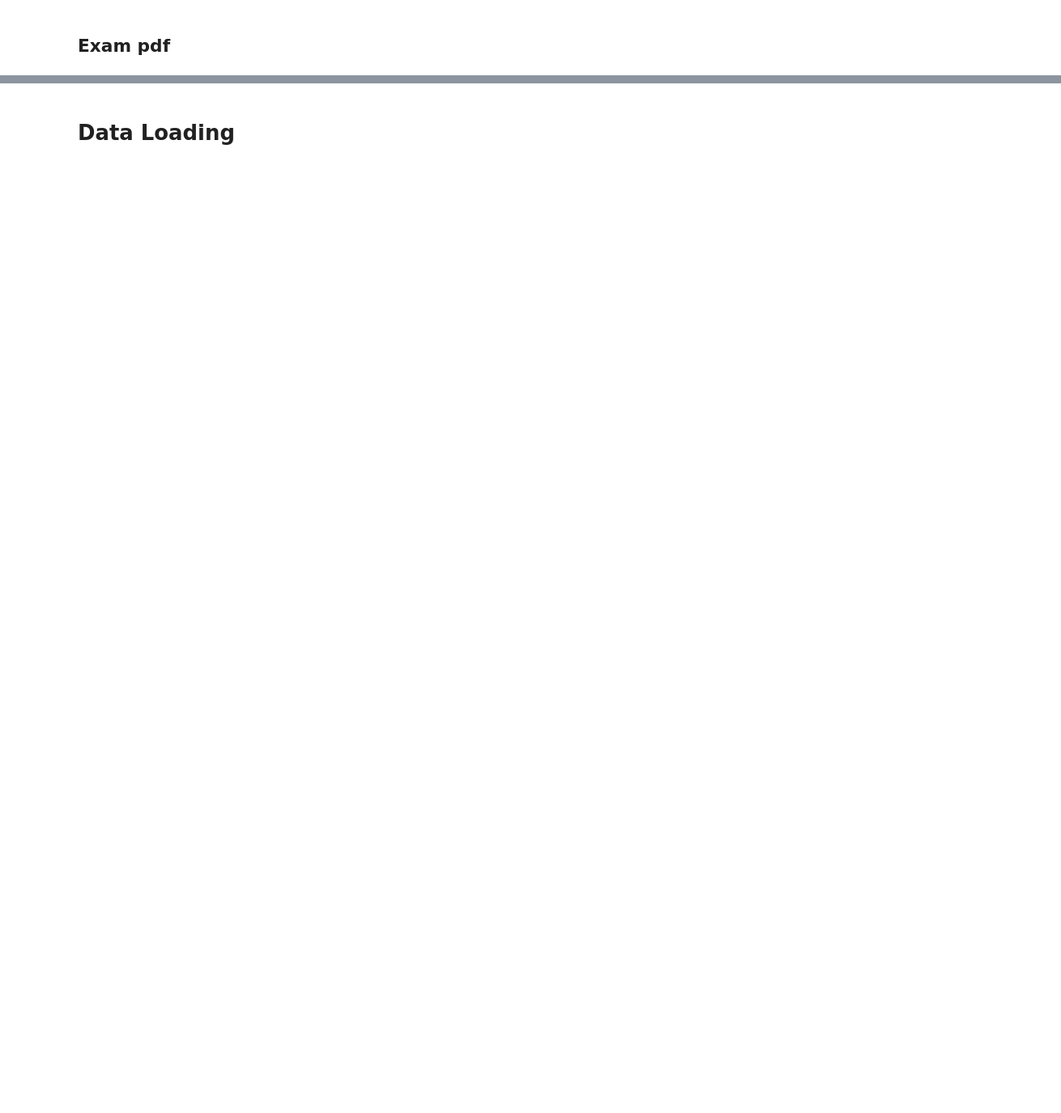
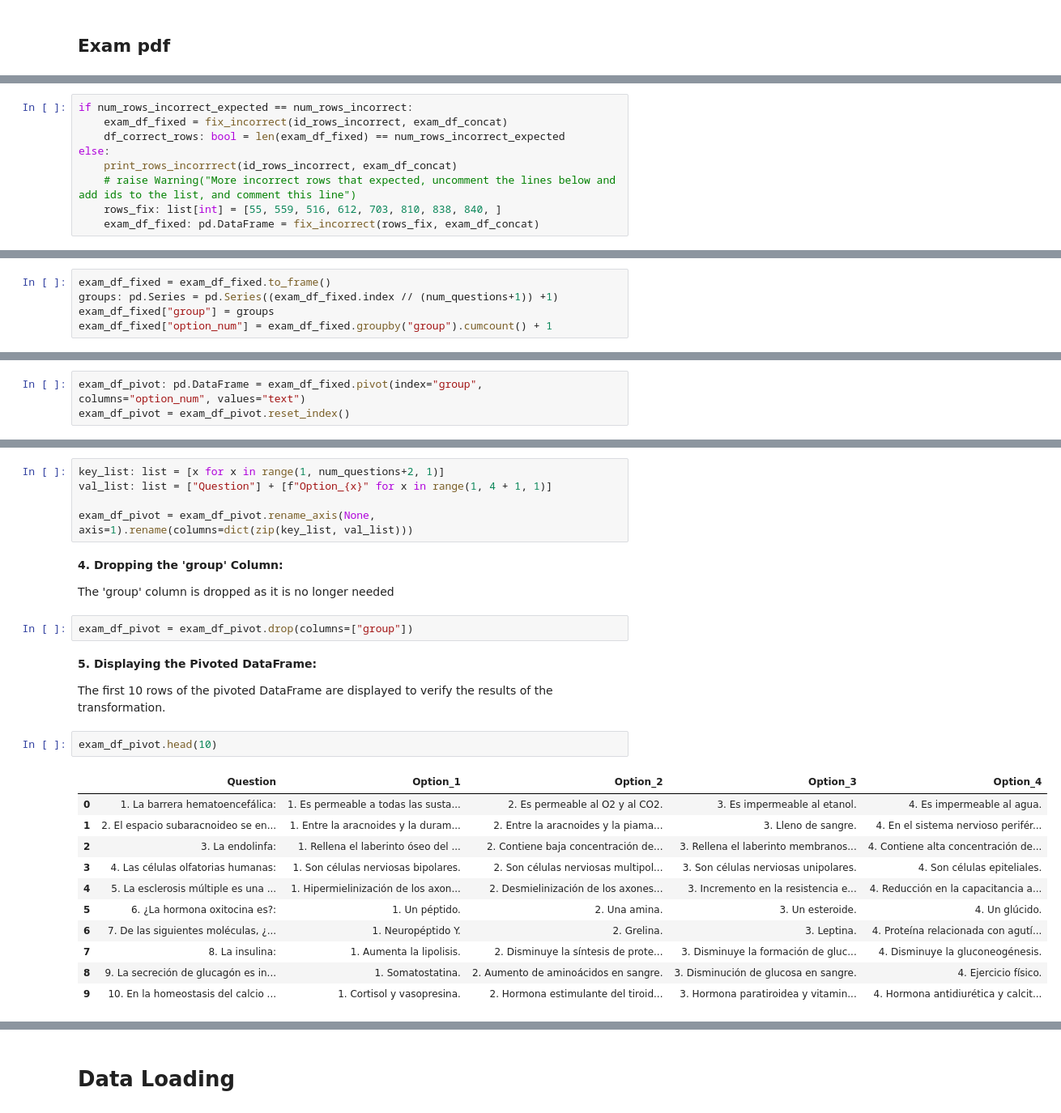
Before and after one commit to Oddman43/ETL_BIR_Exams, a Jupyter notebook: scripts/bir_etl_t1_2024.ipynb, the cells around one changed output, grey strips where cells are left out. Shown at 81% size. Cells and saved outputs as stored; diff of their text form; blank space fills up the shorter version.

```diff
--- a/scripts/bir_etl_t1_2024.ipynb
+++ b/scripts/bir_etl_t1_2024.ipynb
@@ -328,0 +310,9 @@ clean_df_2.head()
+# %%
+if num_rows_incorrect_expected == num_rows_incorrect:
+    exam_df_fixed = fix_incorrect(id_rows_incorrect, exam_df_concat)
+    df_correct_rows: bool = len(exam_df_fixed) == num_rows_incorrect_expected
+else:
+    print_rows_incorrrect(id_rows_incorrect, exam_df_concat)
+    # raise Warning("More incorrect rows that expected, uncomment the lines below and add ids to the list, and comment this line")
+    rows_fix: list[int] = [55, 559, 516, 612, 703, 810, 838, 840, ]
+    exam_df_fixed: pd.DataFrame = fix_incorrect(rows_fix, exam_df_concat)
@@ -328,0 +355,5 @@ clean_df_2.head()
+# %%
+exam_df_fixed = exam_df_fixed.to_frame()
+groups: pd.Series = pd.Series((exam_df_fixed.index // (num_questions+1)) +1)
+exam_df_fixed["group"] = groups
+exam_df_fixed["option_num"] = exam_df_fixed.groupby("group").cumcount() + 1
@@ -328,0 +364,3 @@ clean_df_2.head()
+# %%
+exam_df_pivot: pd.DataFrame = exam_df_fixed.pivot(index="group", columns="option_num", values="text")
+exam_df_pivot = exam_df_pivot.reset_index()
@@ -328,0 +371,29 @@ clean_df_2.head()
+# %%
+key_list: list = [x for x in range(1, num_questions+2, 1)]
+val_list: list = ["Question"] + [f"Option_{x}" for x in range(1, 4 + 1, 1)]
+
+exam_df_pivot = exam_df_pivot.rename_axis(None, axis=1).rename(columns=dict(zip(key_list, val_list)))
+# %% [markdown]
+**4. Dropping the 'group' Column:**
+
+The 'group' column is dropped as it is no longer needed
+# %%
+exam_df_pivot = exam_df_pivot.drop(columns=["group"])
+# %% [markdown]
+**5. Displaying the Pivoted DataFrame:**
+
+The first 10 rows of the pivoted DataFrame are displayed to verify the results of the transformation.
+# %%
+exam_df_pivot.head(10)
+# %% [output]
+|  | Question | Option_1 | Option_2 | Option_3 | Option_4 |
+| 0 | 1. La barrera hematoencefálica: | 1. Es permeable a todas las susta... | 2. Es permeable al O2 y al CO2. | 3. Es impermeable al etanol. | 4. Es impermeable al agua. |
+| 1 | 2. El espacio subaracnoideo se en... | 1. Entre la aracnoides y la duram... | 2. Entre la aracnoides y la piama... | 3. Lleno de sangre. | 4. En el sistema nervioso perifér... |
+| 2 | 3. La endolinfa: | 1. Rellena el laberinto óseo del ... | 2. Contiene baja concentración de... | 3. Rellena el laberinto membranos... | 4. Contiene alta concentración de... |
+| 3 | 4. Las células olfatorias humanas: | 1. Son células nerviosas bipolares. | 2. Son células nerviosas multipol... | 3. Son células nerviosas unipolares. | 4. Son células epiteliales. |
+| 4 | 5. La esclerosis múltiple es una ... | 1. Hipermielinización de los axon... | 2. Desmielinización de los axones... | 3. Incremento en la resistencia e... | 4. Reducción en la capacitancia a... |
+| 5 | 6. ¿La hormona oxitocina es?: | 1. Un péptido. | 2. Una amina. | 3. Un esteroide. | 4. Un glúcido. |
+| 6 | 7. De las siguientes moléculas, ¿... | 1. Neuropéptido Y. | 2. Grelina. | 3. Leptina. | 4. Proteína relacionada con agutí... |
+| 7 | 8. La insulina: | 1. Aumenta la lipolisis. | 2. Disminuye la síntesis de prote... | 3. Disminuye la formación de gluc... | 4. Disminuye la gluconeogénesis. |
+| 8 | 9. La secreción de glucagón es in... | 1. Somatostatina. | 2. Aumento de aminoácidos en sangre. | 3. Disminución de glucosa en sangre. | 4. Ejercicio físico. |
+| 9 | 10. En la homeostasis del calcio ... | 1. Cortisol y vasopresina. | 2. Hormona estimulante del tiroid... | 3. Hormona paratiroidea y vitamin... | 4. Hormona antidiurética y calcit... |
```
Also changed, not shown: parts of 96 cells of this notebook.
